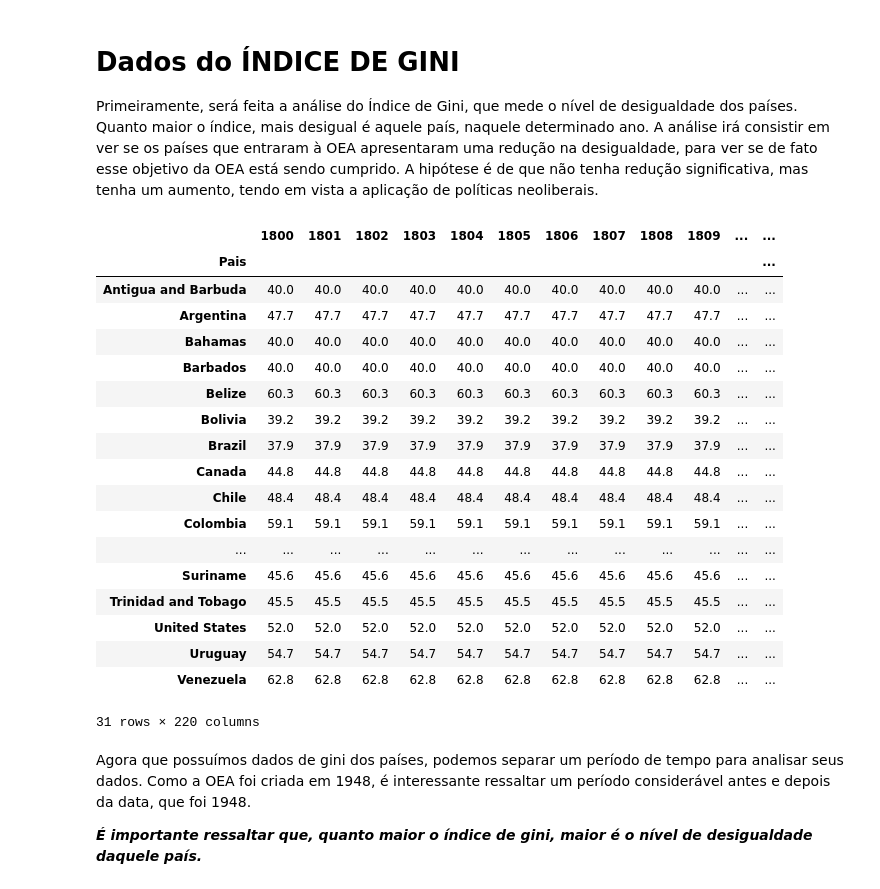
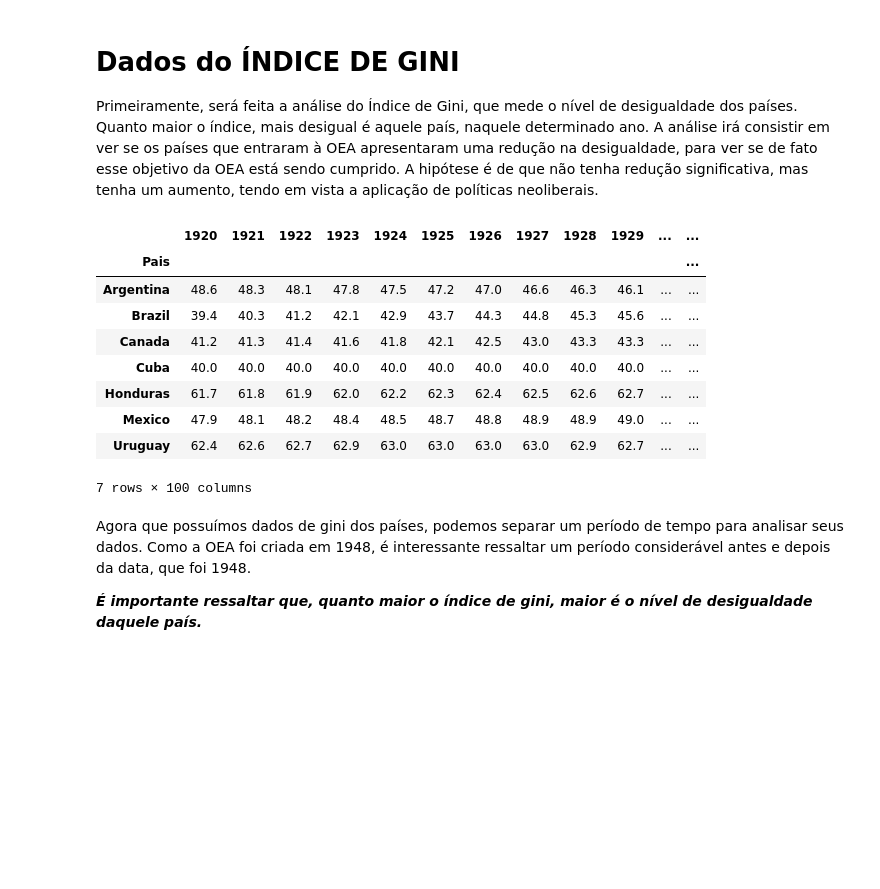
Before and after one commit to williamars/Ciencia-dos-Dados---P1, a Jupyter notebook: Rascunho P1 - William Silva.ipynb, the cells around one changed output. Cells and saved outputs as stored; diff of their text form; code cells hidden in the pictures; blank space fills up the shorter version.

```diff
--- a/Rascunho P1 - William Silva.ipynb
+++ b/Rascunho P1 - William Silva.ipynb
@@ -76,70 +187,34 @@ Acima, temos os países que pertencem à OEA. No entanto, os nomes estão em por
 
 Primeiramente, será feita a análise do Índice de Gini, que mede o nível de desigualdade dos países. Quanto maior o índice, mais desigual é aquele país, naquele determinado ano. A análise irá consistir em ver se os países que entraram à OEA apresentaram uma redução na desigualdade, para ver se de fato esse objetivo da OEA está sendo cumprido. A hipótese é de que não tenha redução significativa, mas tenha um aumento, tendo em vista a aplicação de políticas neoliberais.
 # %%
-# Identificando quais são os países que pertencem à OEA
-# Os país São Cristóvão e Neves e o país São Vicente e Granadinas não estão identificados nas
-# outras tabelas, portanto não foram identificados.
+# Identificando quais são os países que pertencem à OEA e que serão utilizados
 gini_paises_da_oea = gini.loc[
-    (gini.country=="Antigua and Barbuda") |
     (gini.country=="Argentina") |
-    (gini.country=="Bahamas") |
-    (gini.country=="Barbados") |
-    (gini.country=="Belize") |
-    (gini.country=="Bolivia") |
     (gini.country=="Brazil") |
     (gini.country=="Canada") |
-    (gini.country=="Chile") |
-    (gini.country=="Colombia") |
-    (gini.country=="Costa Rica") |
     (gini.country=="Cuba") |
-    (gini.country=="Dominica") |
-    (gini.country=="El Salvador") |
-    (gini.country=="Ecuador") |
-    (gini.country=="United States") |
-    (gini.country=="Grenada") |
-    (gini.country=="Guatemala") |
-    (gini.country=="Guyana") |
-    (gini.country=="Haiti") |
     (gini.country=="Honduras") |
-    (gini.country=="Jamaica") |
     (gini.country=="Mexico") |
-    (gini.country=="Nicaragua") |
-    (gini.country=="Panama") |
-    (gini.country=="Paraguay") |
-    (gini.country=="Dominican Republic") |
-    (gini.country=="Saint Lucia") |
-    (gini.country=="Suriname") |
-    (gini.country=="Trinidad and Tobago") |
-    (gini.country=="Uruguay") |
-    (gini.country=="Venezuela")
+    (gini.country=="Uruguay")
 ]
 
 # Mudando o "country" para "País" e deixando o índice como o nome do país
 gini_new = gini_paises_da_oea.rename(columns = {'country':'Pais'})
 gini_oea = gini_new.set_index("Pais")
 
 # Foi colocado 220 para delitimar o período, tendo em vista que na tabela já possui previsões
-gini_oea.iloc[:,:220]
+gini_oea.iloc[:,120:220]
 # %% [output]
-|  | 1800 | 1801 | 1802 | 1803 | 1804 | 1805 | 1806 | 1807 | 1808 | 1809 | ... | ... |
+|  | 1920 | 1921 | 1922 | 1923 | 1924 | 1925 | 1926 | 1927 | 1928 | 1929 | ... | ... |
 | Pais |  |  |  |  |  |  |  |  |  |  |  | ... |
-| Antigua and Barbuda | 40.0 | 40.0 | 40.0 | 40.0 | 40.0 | 40.0 | 40.0 | 40.0 | 40.0 | 40.0 | ... | ... |
-| Argentina | 47.7 | 47.7 | 47.7 | 47.7 | 47.7 | 47.7 | 47.7 | 47.7 | 47.7 | 47.7 | ... | ... |
-| Bahamas | 40.0 | 40.0 | 40.0 | 40.0 | 40.0 | 40.0 | 40.0 | 40.0 | 40.0 | 40.0 | ... | ... |
-| Barbados | 40.0 | 40.0 | 40.0 | 40.0 | 40.0 | 40.0 | 40.0 | 40.0 | 40.0 | 40.0 | ... | ... |
-| Belize | 60.3 | 60.3 | 60.3 | 60.3 | 60.3 | 60.3 | 60.3 | 60.3 | 60.3 | 60.3 | ... | ... |
-| Bolivia | 39.2 | 39.2 | 39.2 | 39.2 | 39.2 | 39.2 | 39.2 | 39.2 | 39.2 | 39.2 | ... | ... |
-| Brazil | 37.9 | 37.9 | 37.9 | 37.9 | 37.9 | 37.9 | 37.9 | 37.9 | 37.9 | 37.9 | ... | ... |
-| Canada | 44.8 | 44.8 | 44.8 | 44.8 | 44.8 | 44.8 | 44.8 | 44.8 | 44.8 | 44.8 | ... | ... |
-| Chile | 48.4 | 48.4 | 48.4 | 48.4 | 48.4 | 48.4 | 48.4 | 48.4 | 48.4 | 48.4 | ... | ... |
-| Colombia | 59.1 | 59.1 | 59.1 | 59.1 | 59.1 | 59.1 | 59.1 | 59.1 | 59.1 | 59.1 | ... | ... |
-| ... | ... | ... | ... | ... | ... | ... | ... | ... | ... | ... | ... | ... |
-| Suriname | 45.6 | 45.6 | 45.6 | 45.6 | 45.6 | 45.6 | 45.6 | 45.6 | 45.6 | 45.6 | ... | ... |
-| Trinidad and Tobago | 45.5 | 45.5 | 45.5 | 45.5 | 45.5 | 45.5 | 45.5 | 45.5 | 45.5 | 45.5 | ... | ... |
-| United States | 52.0 | 52.0 | 52.0 | 52.0 | 52.0 | 52.0 | 52.0 | 52.0 | 52.0 | 52.0 | ... | ... |
-| Uruguay | 54.7 | 54.7 | 54.7 | 54.7 | 54.7 | 54.7 | 54.7 | 54.7 | 54.7 | 54.7 | ... | ... |
-| Venezuela | 62.8 | 62.8 | 62.8 | 62.8 | 62.8 | 62.8 | 62.8 | 62.8 | 62.8 | 62.8 | ... | ... |
+| Argentina | 48.6 | 48.3 | 48.1 | 47.8 | 47.5 | 47.2 | 47.0 | 46.6 | 46.3 | 46.1 | ... | ... |
+| Brazil | 39.4 | 40.3 | 41.2 | 42.1 | 42.9 | 43.7 | 44.3 | 44.8 | 45.3 | 45.6 | ... | ... |
+| Canada | 41.2 | 41.3 | 41.4 | 41.6 | 41.8 | 42.1 | 42.5 | 43.0 | 43.3 | 43.3 | ... | ... |
+| Cuba | 40.0 | 40.0 | 40.0 | 40.0 | 40.0 | 40.0 | 40.0 | 40.0 | 40.0 | 40.0 | ... | ... |
+| Honduras | 61.7 | 61.8 | 61.9 | 62.0 | 62.2 | 62.3 | 62.4 | 62.5 | 62.6 | 62.7 | ... | ... |
+| Mexico | 47.9 | 48.1 | 48.2 | 48.4 | 48.5 | 48.7 | 48.8 | 48.9 | 48.9 | 49.0 | ... | ... |
+| Uruguay | 62.4 | 62.6 | 62.7 | 62.9 | 63.0 | 63.0 | 63.0 | 63.0 | 62.9 | 62.7 | ... | ... |
-31 rows × 220 columns
+7 rows × 100 columns
 # %% [markdown]
 Agora que possuímos dados de gini dos países, podemos separar um período de tempo para analisar seus dados. Como a OEA foi criada em 1948, é interessante ressaltar um período considerável antes e depois da data, que foi 1948.
 
```
Also changed, not shown: parts of 32 cells of this notebook, 1 other file.
